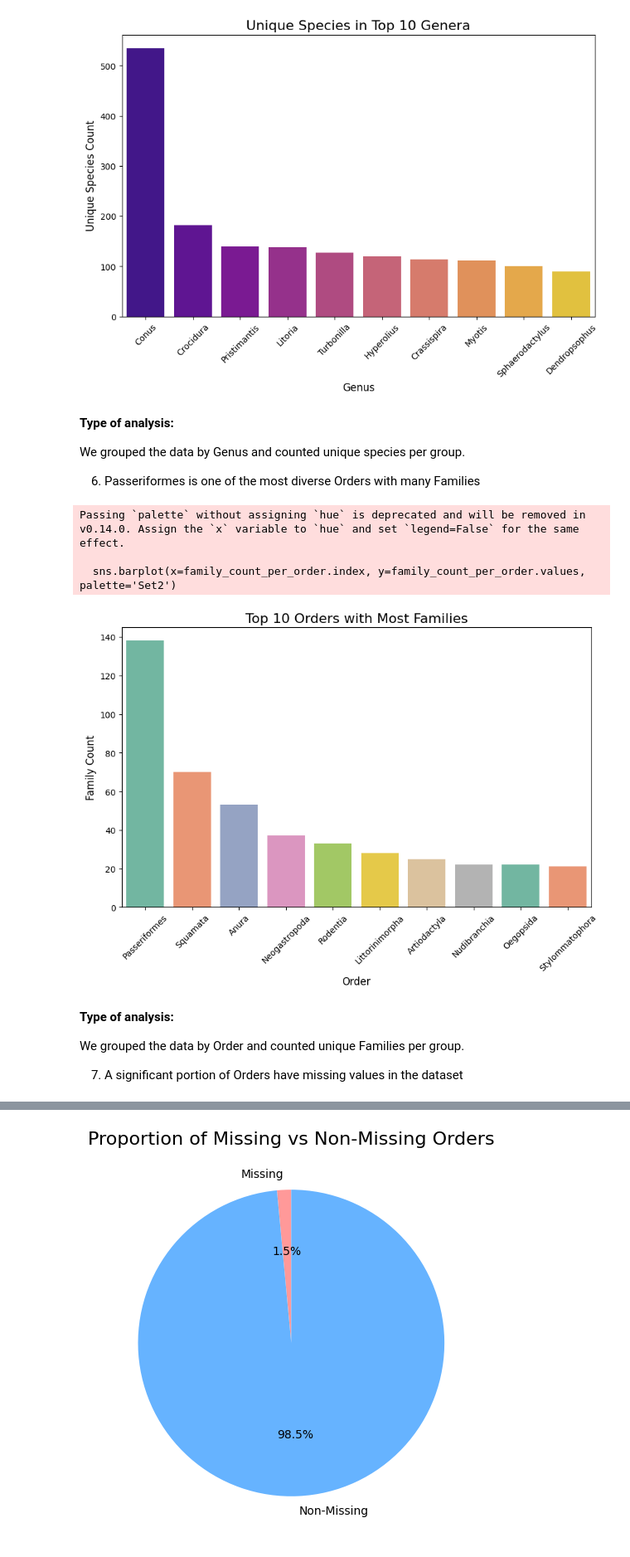
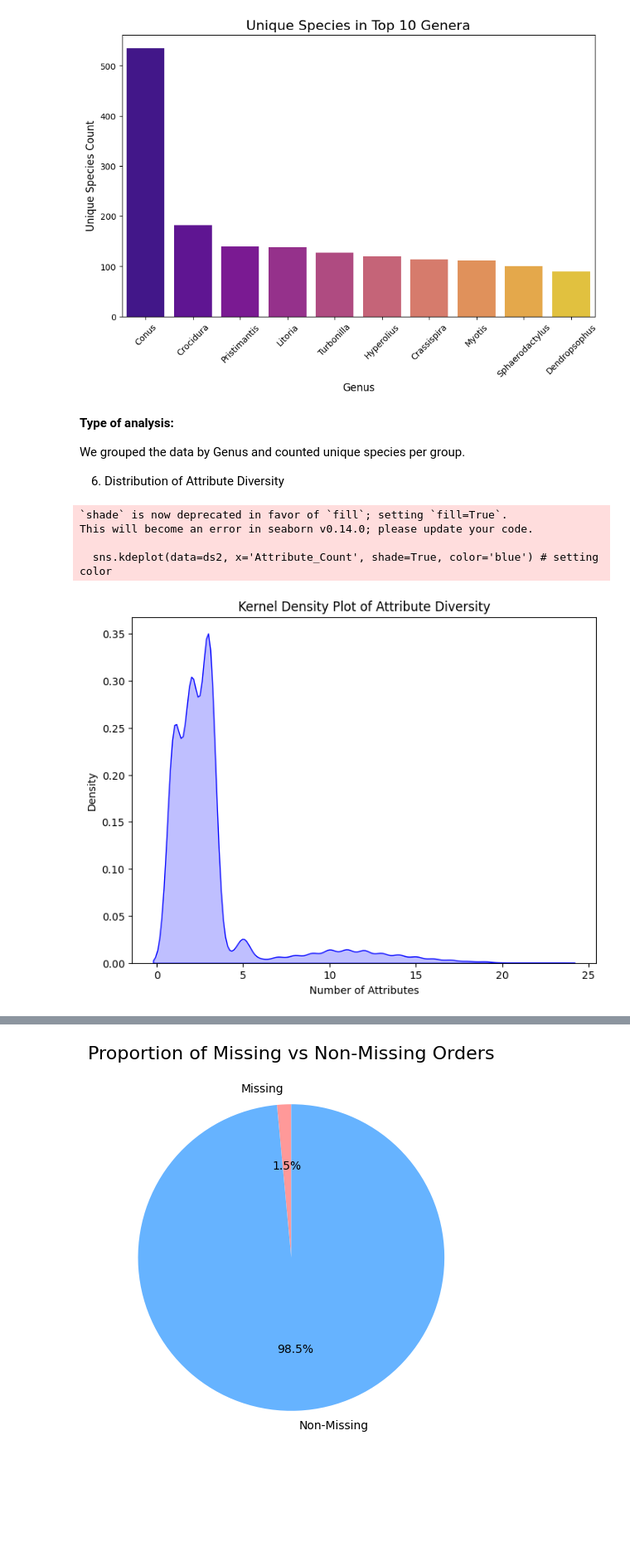
Before and after one commit to rennylee/EDA, a Jupyter notebook: EDA.ipynb, the cells around one changed output, grey strips where cells are left out. Shown at 83% size. Drawn from its saved outputs; the diff is of its cells as text; code cells hidden in the pictures; blank space fills up the shorter version.

```diff
--- a/EDA.ipynb
+++ b/EDA.ipynb
@@ -343,24 +349,18 @@ Passing `palette` without assigning `hue` is deprecated and will be removed in v
 
 We grouped the data by Genus and counted unique species per group.
 
-6. Passeriformes is one of the most diverse Orders with many Families
+6. Distribution of Attribute Diversity
-# %%
-family_count_per_order = ds2.groupby('Order')['Family'].nunique().sort_values(ascending=False).head(10)
-plt.figure(figsize=(10, 6))
-sns.barplot(x=family_count_per_order.index, y=family_count_per_order.values, palette='Set2')
-plt.title('Top 10 Orders with Most Families', fontsize=16)
-plt.xlabel('Order', fontsize=12)
-plt.ylabel('Family Count', fontsize=12)
-plt.xticks(rotation=45)
-plt.show()
-# %% [output]
-Passing `palette` without assigning `hue` is deprecated and will be removed in v0.14.0. Assign the `x` variable to `hue` and set `legend=False` for the same effect.
-
-  sns.barplot(x=family_count_per_order.index, y=family_count_per_order.values, palette='Set2')
-[figure, removed]
-# %% [markdown]
-**Type of analysis:**
-
-We grouped the data by Order and counted unique Families per group.
-
-7. A significant portion of Orders have missing values in the dataset
+# %%
+ds2['Attribute_Count'] = ds2['Attributes'].apply(lambda x: len(str(x).split(',')) if pd.notnull(x) else 0)
+plt.figure(figsize=(8, 6))
+sns.kdeplot(data=ds2, x='Attribute_Count', shade=True, color='blue') # setting color
+plt.title('Kernel Density Plot of Attribute Diversity')
+plt.xlabel('Number of Attributes')
+plt.ylabel('Density')
+plt.show()
+# %% [output]
+`shade` is now deprecated in favor of `fill`; setting `fill=True`.
+This will become an error in seaborn v0.14.0; please update your code.
+
+  sns.kdeplot(data=ds2, x='Attribute_Count', shade=True, color='blue') # setting color
+[figure, added]
```
Also changed, not shown: parts of 15 cells of this notebook.
